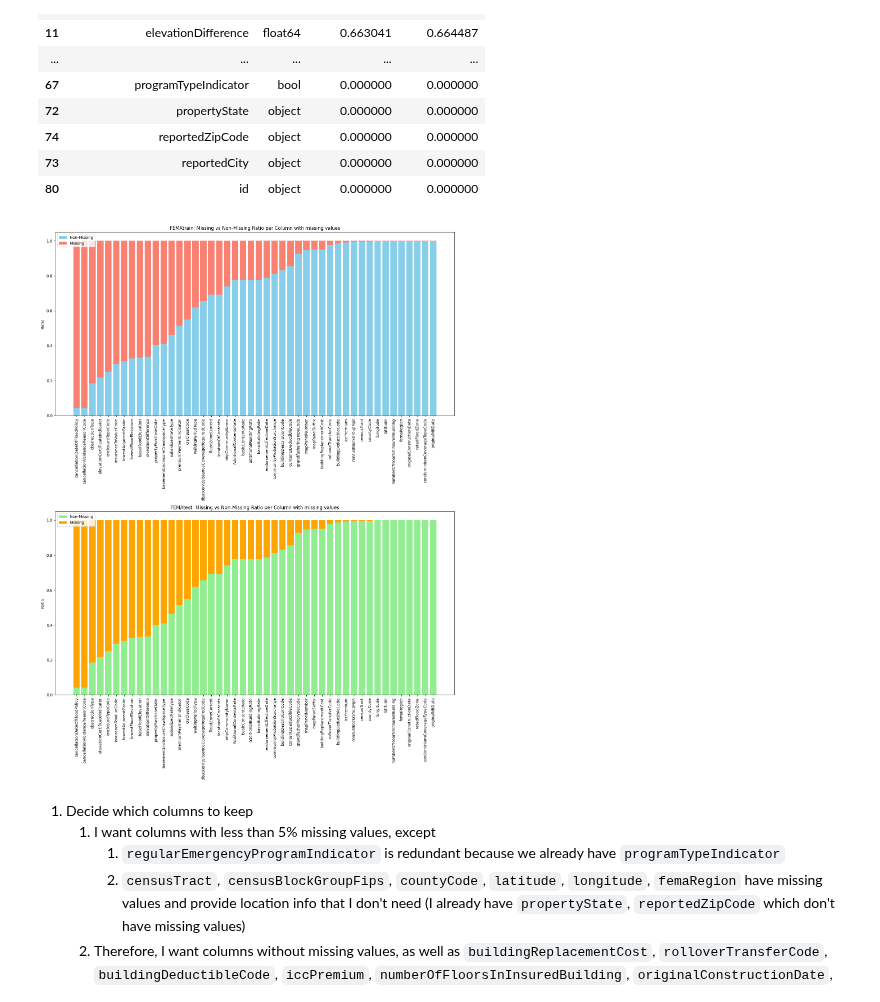
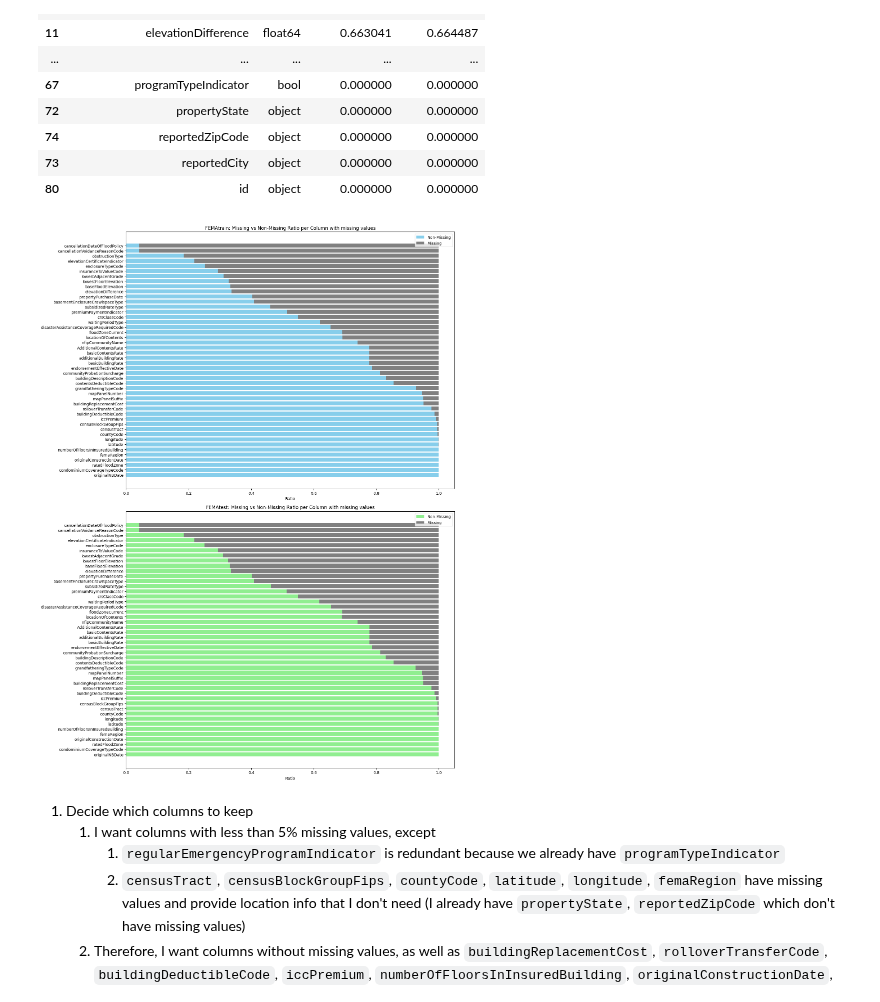
Before and after one commit to robertwzhou/Capstone2_FEMA_NFIPD, a Jupyter notebook: datawrangling.ipynb, the cells around one changed output. Saved outputs shown, nothing was run; the diff lists cells and outputs as text; code cells hidden in the pictures.

```diff
--- a/datawrangling.ipynb
+++ b/datawrangling.ipynb
@@ -84,39 +84,37 @@ with pd.option_context('display.max_rows', None):
 # %%
 # Filter for columns that have missing values to keep the charts readable
 cols_with_na = df_na_summary[df_na_summary['Train NA Ratio'] > 0]['Column Name'].tolist()
 
 # Prepare data for Train
 train_na = np.array([train_na_ratio[col] for col in cols_with_na])
 train_valid = 1 - train_na
 
 # Prepare data for Test
 test_na = np.array([test_na_ratio[col] for col in cols_with_na])
 test_valid = 1 - test_na
 
 fig, (ax1, ax2) = plt.subplots(2, 1, figsize=(15, 20))
 
-# Stacked Bar for Train
-ax1.bar(cols_with_na, train_valid, label='Non-Missing', color='skyblue')
-ax1.bar(cols_with_na, train_na, bottom=train_valid, label='Missing', color='salmon')
+# Horizontal Stacked Bar for Train
+ax1.barh(cols_with_na, train_valid, label='Non-Missing', color='skyblue')
+ax1.barh(cols_with_na, train_na, left=train_valid, label='Missing', color='gray')
 ax1.set_title('FEMAtrain: Missing vs Non-Missing Ratio per Column with missing values')
-ax1.set_ylabel('Ratio')
-ax1.set_xticks(range(len(cols_with_na)))
-ax1.set_xticklabels(cols_with_na, rotation=90)
+ax1.set_xlabel('Ratio')
+ax1.invert_yaxis()  # Invert to read top to bottom
 ax1.legend()
 
-# Stacked Bar for Test
-ax2.bar(cols_with_na, test_valid, label='Non-Missing', color='lightgreen')
-ax2.bar(cols_with_na, test_na, bottom=test_valid, label='Missing', color='orange')
+# Horizontal Stacked Bar for Test
+ax2.barh(cols_with_na, test_valid, label='Non-Missing', color='lightgreen')
+ax2.barh(cols_with_na, test_na, left=test_valid, label='Missing', color='gray')
 ax2.set_title('FEMAtest: Missing vs Non-Missing Ratio per Column with missing values')
-ax2.set_ylabel('Ratio')
-ax2.set_xticks(range(len(cols_with_na)))
-ax2.set_xticklabels(cols_with_na, rotation=90)
+ax2.set_xlabel('Ratio')
+ax2.invert_yaxis()
 ax2.legend()
 
 plt.tight_layout()
 plt.show()
 # %% [output]
-[figure, old version]
+[figure, new version]
 # %% [markdown]
 1. Decide which columns to keep
     1. I want columns with less than 5% missing values, except
```
Also changed, not shown: parts of 60 cells of this notebook, 2 other files.
